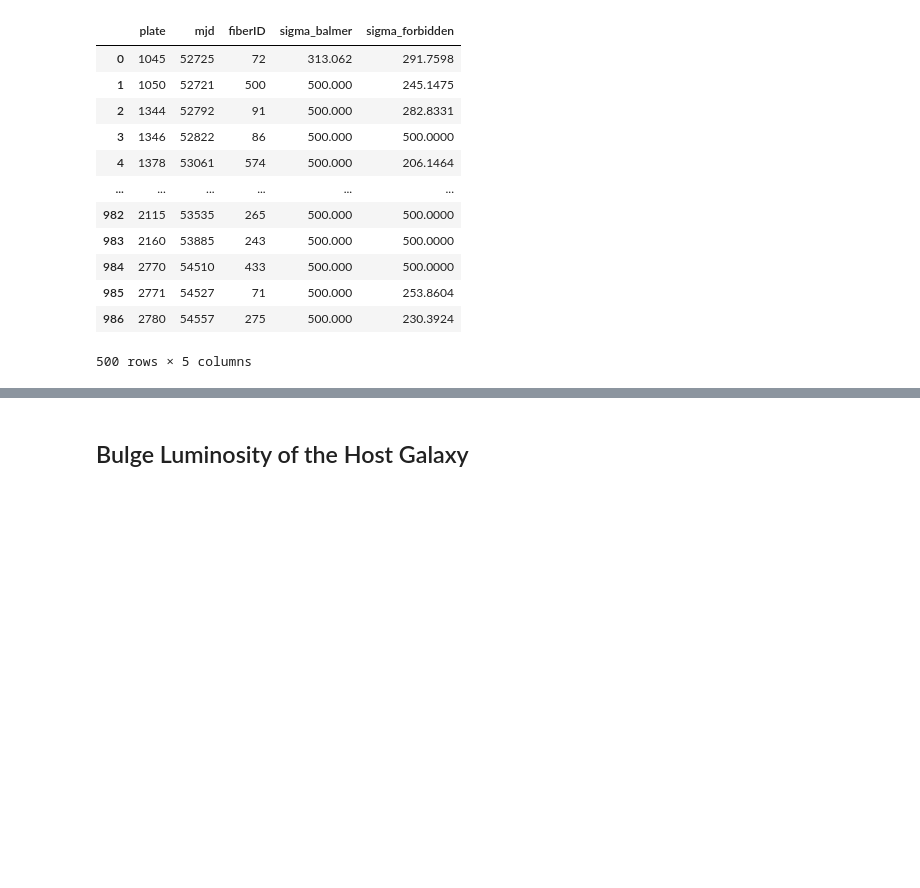
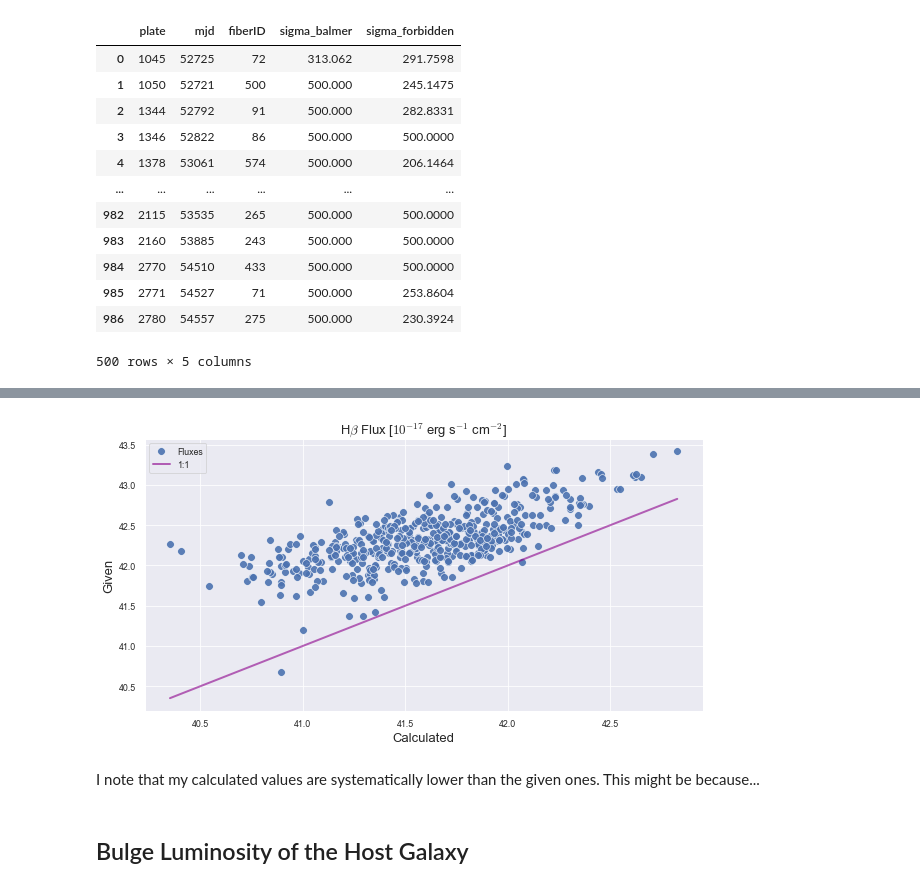
Before and after one commit to NicoGalvarino/AGN_Tutorials_Git, a Jupyter notebook: Tutorial_3_BH_params/Tutorial_3_BH_AD.ipynb, the cells around one changed output, grey strips where cells are left out. Cells and saved outputs as stored; diff of their text form; code cells hidden in the pictures; blank space fills up the shorter version.

Commit message:
Calculate luminosity distances and Hbeta line luminosity; comparison between given and calculated values

```diff
--- a/Tutorial_3_BH_params/Tutorial_3_BH_AD.ipynb
+++ b/Tutorial_3_BH_params/Tutorial_3_BH_AD.ipynb
@@ -380,0 +407,3 @@ Index(['RAJ2000', 'DEJ2000', 'Plate', 'Fiber', 'MJD', 'iMAG', 'log_Lbol',
+# %%
+D_Ls = cosmo.luminosity_distance(qsos['redshift'])
+D_Ls  # in Mpc
@@ -381 +412,3 @@ Index(['RAJ2000', 'DEJ2000', 'Plate', 'Fiber', 'MJD', 'iMAG', 'log_Lbol',
+# %%
+qsos['lum_dist'] = np.asarray(D_Ls)
 # %% [markdown]
@@ -402,0 +426,19 @@ Omega_l = 0.69
+# %%
+def L_from_D_L(D_L, flux, redshift):
+    '''
+    Formula #24 from Hogg 2000
+    Solved for luminosity
+
+    Inputs:
+    D_L: luminosity distance in Mpc
+    flux: in 1e-17 erg / (s cm^2)
+    redshift: dimensionless
+
+    Output:
+    Luminosity in erg /
+    '''
+
+    # 1 pc = 3.0857e16 meters = 3.0857e18 centimeters
+    D_L_cm = D_L * 1e6 *3.0857e18
+
+    return 4 * np.pi * D_L_cm**2 * (flux * 1e-17) / (1 + redshift)
@@ -402,0 +456,5 @@ Omega_l = 0.69
+# %%
+# prefix my_ is so that I can distinguish between given and calculated values
+qsos['my_L_h_beta'] = qsos.apply(lambda x: L_from_D_L(x['lum_dist'], x['h_beta_flux'], x['redshift']), axis=1)
+qsos['my_log_L_h_beta'] = np.log10(qsos['my_L_h_beta'])
+qsos[['my_L_h_beta', 'my_log_L_h_beta']].describe()
@@ -403,2 +485,22 @@ Omega_l = 0.69
+# %%
+f, ax = plt.subplots(figsize=(10, 5))
+
+sns.scatterplot(data=qsos, x='my_log_L_h_beta', y='log_broad_L_h_beta', palette='colorblind',
+                s=60, alpha=0.9, label='Fluxes')
+
+x_to_plot = np.linspace(qsos['my_log_L_h_beta'].min(), qsos['my_log_L_h_beta'].max(), 50)
+sns.lineplot(x_to_plot, x_to_plot, linewidth=2, color='darkmagenta', label='1:1', alpha=0.6)
+
+plt.xlabel(r'Calculated', fontsize=13);
+plt.ylabel('Given', fontsize=13);
+plt.title(r'H$\beta$ Flux [$10^{-17}$ erg s$^{-1}$ cm$^{-2}$]', fontsize=13);
+
+# plt.savefig('calculated_vs_given_Hbeta_lum.pdf')
+
+plt.show()
+# %% [output]
+[figure, added]
+# %% [markdown]
+I note that my calculated values are systematically lower than the given ones. This might be because...
 # %% [markdown]
 ## Bulge Luminosity of the Host Galaxy
```
Also changed, not shown: parts of 25 cells of this notebook, 3 other files.
